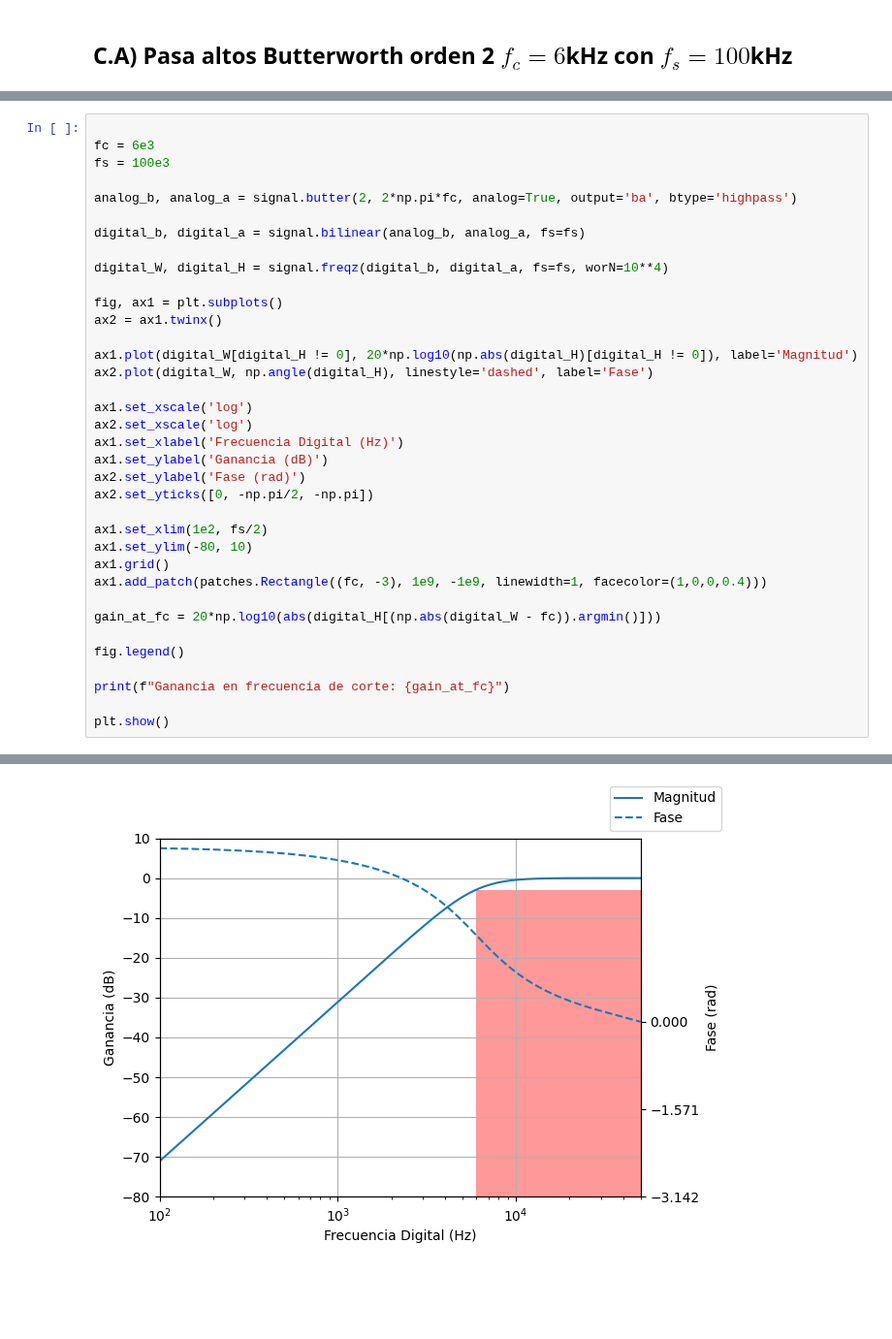
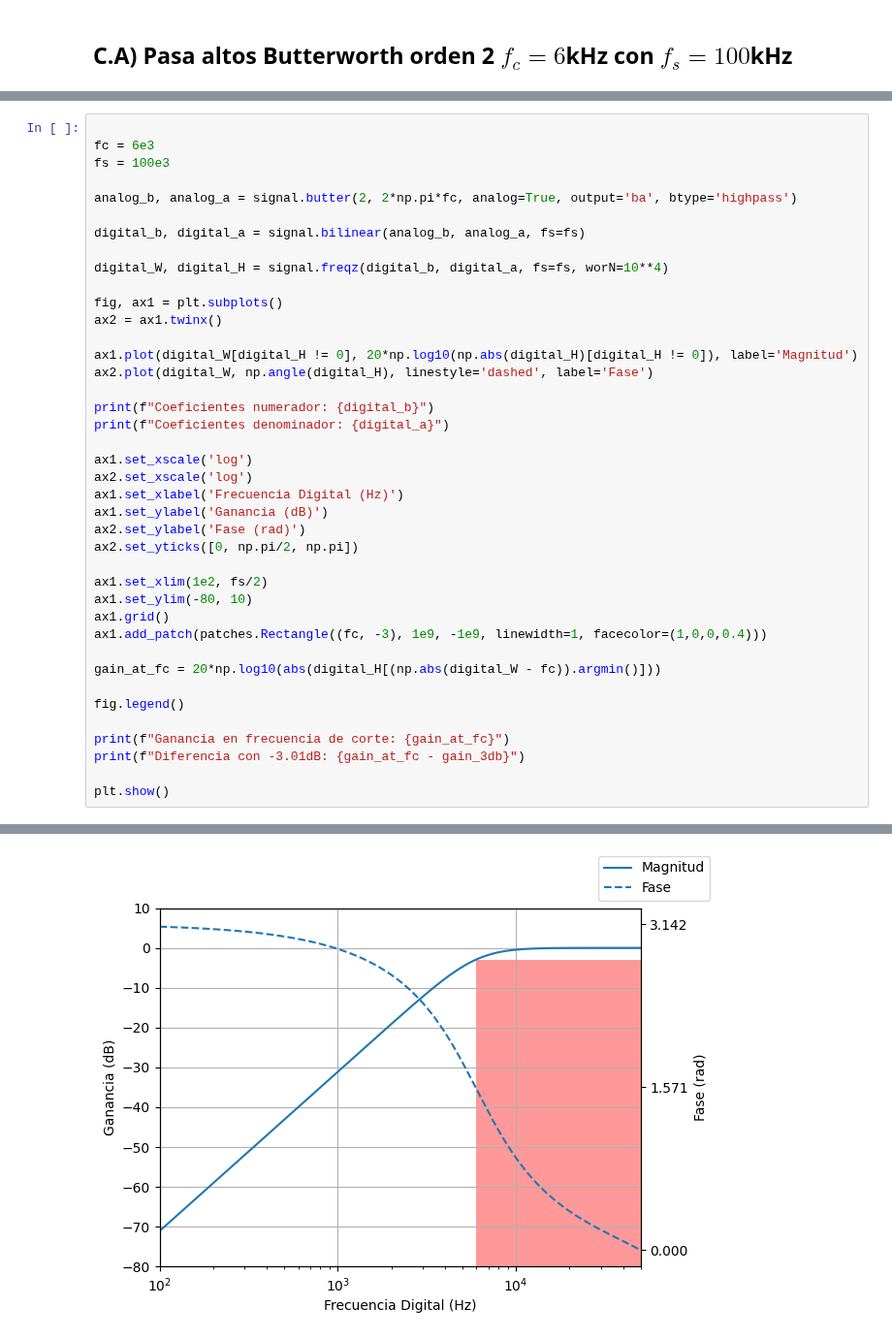
Before and after one commit to brunogle/tc2-r4001, a Jupyter notebook: trabajo_semanal_7/trabajo_semanal_7.ipynb, the cells around one changed output, grey strips where cells are left out. Shown at 97% size. Cells and saved outputs as stored; diff of their text form; blank space fills up the shorter version.

```diff
--- a/trabajo_semanal_7/trabajo_semanal_7.ipynb
+++ b/trabajo_semanal_7/trabajo_semanal_7.ipynb
@@ -123,12 +159,15 @@ ax2 = ax1.twinx()
 ax1.plot(digital_W[digital_H != 0], 20*np.log10(np.abs(digital_H)[digital_H != 0]), label='Magnitud')
 ax2.plot(digital_W, np.angle(digital_H), linestyle='dashed', label='Fase')
 
+print(f"Coeficientes numerador: {digital_b}")
+print(f"Coeficientes denominador: {digital_a}")
+
 ax1.set_xscale('log')
 ax2.set_xscale('log')
 ax1.set_xlabel('Frecuencia Digital (Hz)')
 ax1.set_ylabel('Ganancia (dB)')
 ax2.set_ylabel('Fase (rad)')
-ax2.set_yticks([0, -np.pi/2, -np.pi])
+ax2.set_yticks([0, np.pi/2, np.pi])
 
 ax1.set_xlim(1e2, fs/2)
 ax1.set_ylim(-80, 10)
@@ -140,6 +179,7 @@ gain_at_fc = 20*np.log10(abs(digital_H[(np.abs(digital_W - fc)).argmin()]))
 fig.legend()
 
 print(f"Ganancia en frecuencia de corte: {gain_at_fc}")
+print(f"Diferencia con -3.01dB: {gain_at_fc - gain_3db}")
 
 plt.show()
 # %% [output]
@@ -147 +190 @@ Ganancia en frecuencia de corte: -2.907805670467658
-[figure, old version]
+[figure, new version]
```
Also changed, not shown: parts of 20 cells of this notebook, 7 other files.
